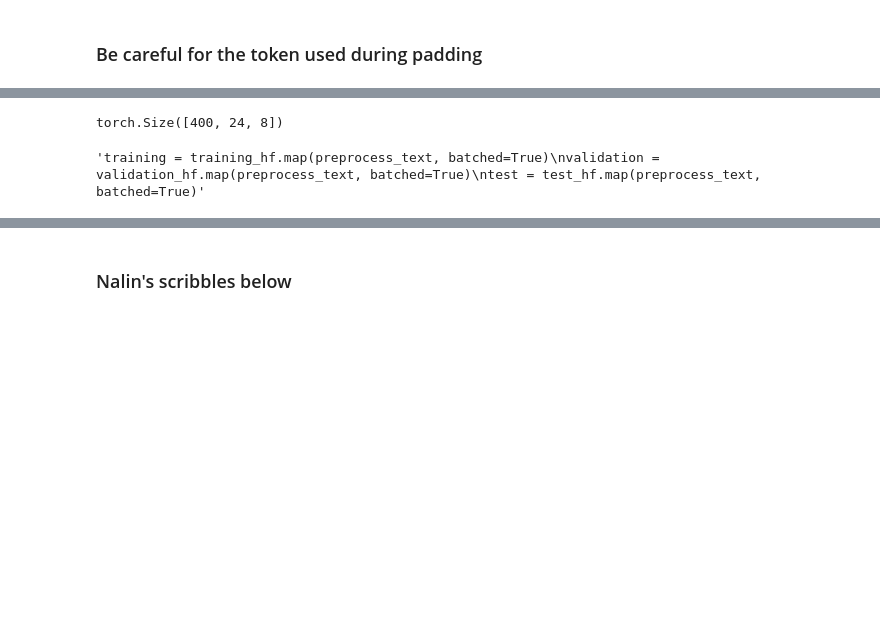
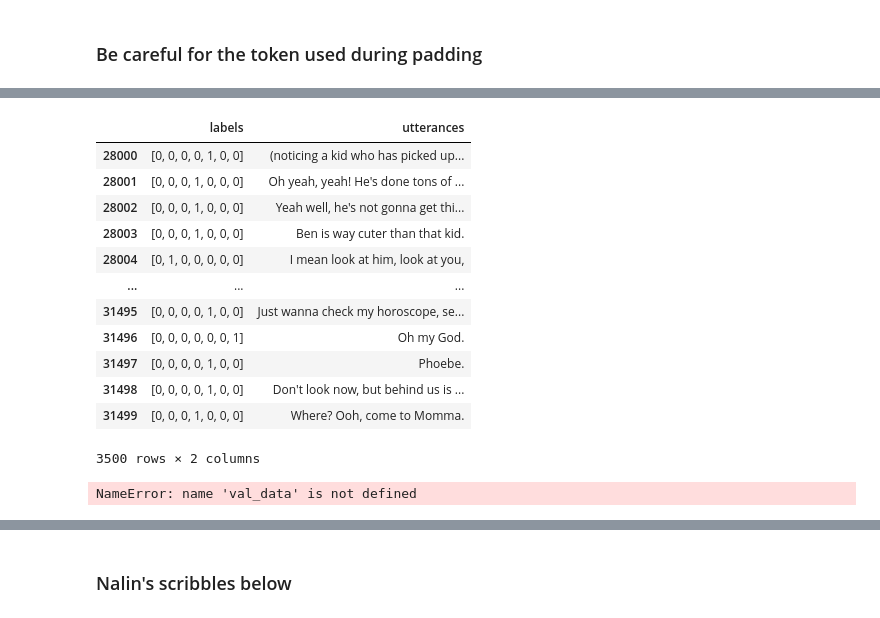
Before and after one commit to Fenriro37/ProjectNLP, a Jupyter notebook: Project.ipynb, the cells around one changed output, grey strips where cells are left out. Drawn from its saved outputs; the diff is of its cells as text; code cells hidden in the pictures; blank space fills up the shorter version.

```diff
--- a/Project.ipynb
+++ b/Project.ipynb
@@ -204,0 +254,16 @@ print(type(labels_np))
+# %%
+test_emotions = df['emotions']
+test_utterances = df['utterances']
+flattened_list_emotion = [[item] for sublist in test_emotions for item in sublist]
+flattened_list_utterances = [item for sublist in test_utterances for item in sublist]
+# %%
+from sklearn.preprocessing import LabelBinarizer
+sorted_emotions = sorted(emotions)  #sort the array because Binarizer will automatically do that for one hot encoding
+label_binarizer = LabelBinarizer()
+label_binarizer.fit(sorted_emotions)
+#emotion_numerical_format_test = [emotion_to_id[emotion] for emotion in flattened_list_emotion]
+#Binarizer_test = [label_binarizer.transform(emotion) for emotion in flattened_list_emotion]
+binarizer_test = []
+for emotion in flattened_list_emotion:
+    binarized_emotion = label_binarizer.transform(emotion)
+    binarizer_test.extend(binarized_emotion.tolist())
@@ -204,0 +288,25 @@ print(type(labels_np))
+# %%
+from sklearn.model_selection import train_test_split
+data_test = {
+    'labels' : binarizer_test,#emotions_input_ids, #tokenized emotions
+    'utterances': flattened_list_utterances,
+}
+df_test = pd.DataFrame(data_test)
+train_data_test, temp_data_test = train_test_split(df_test, train_size=0.8, shuffle=False)
+val_data_test, test_data_test = train_test_split(temp_data_test, test_size=0.5, shuffle=False)
+# %%
+val_data_test
+# %% [output]
+|  | labels | utterances |
+| 28000 | [0, 0, 0, 0, 1, 0, 0] | (noticing a kid who has picked up... |
+| 28001 | [0, 0, 0, 1, 0, 0, 0] | Oh yeah, yeah! He's done tons of ... |
+| 28002 | [0, 0, 0, 1, 0, 0, 0] | Yeah well, he's not gonna get thi... |
+| 28003 | [0, 0, 0, 1, 0, 0, 0] | Ben is way cuter than that kid. |
+| 28004 | [0, 1, 0, 0, 0, 0, 0] | I mean look at him, look at you, |
+| ... | ... | ... |
+| 31495 | [0, 0, 0, 0, 1, 0, 0] | Just wanna check my horoscope, se... |
+| 31496 | [0, 0, 0, 0, 0, 0, 1] | Oh my God. |
+| 31497 | [0, 0, 0, 0, 1, 0, 0] | Phoebe. |
+| 31498 | [0, 0, 0, 0, 1, 0, 0] | Don't look now, but behind us is ... |
+| 31499 | [0, 0, 0, 1, 0, 0, 0] | Where? Ooh, come to Momma. |
+3500 rows × 2 columns
@@ -206,19 +336,39 @@ print(type(labels_np))
 import torch
 from datasets import Dataset
 def preprocess_text(texts):
-    tokenized_inputs = tokenizer([" ".join(utterance) for utterance in texts['utterances']],padding='max_length', truncation=True, max_length=max_len_sentence, return_tensors='pt')
+    tokenized_inputs = tokenizer([" ".join(utterance) for utterance in texts['utterances']],padding='max_length', truncation=True, max_length=max_len_dialogue, return_tensors='pt')
 
+    tokenized_input_ids = []
+    tokenized_attention_mask = []
+    tokenized_token_type_ids = []
+
+    for utterance_list in texts['utterances']:
+      utterance_input_ids = []
+      utterance_attention_mask = []
+      utterance_token_type_ids = []
+      for utterance in utterance_list:
+        tokenized_texts = tokenizer(utterance,padding=True,truncation=True,return_tensors='pt')# padding='max_length', max_length=max_len, )
+        utterance_input_ids.extend(tokenized_texts.input_ids)
+        utterance_attention_mask.extend(tokenized_texts.attention_mask)
+        utterance_token_type_ids.extend(tokenized_texts.token_type_ids)
+
+      tokenized_input_ids.append(utterance_input_ids)
+      tokenized_attention_mask.append(utterance_attention_mask)
+      tokenized_token_type_ids.append(utterance_token_type_ids)
     #labels_tensor = torch.tensor(labels_np[3200:3600,:], dtype=torch.float)
-    labels_tensor = torch.tensor(labels_np[3200:3600, :, :], dtype=torch.float)
+    labels_tensor = torch.tensor(labels_np[3200:3600, :], dtype=torch.float)
 
     print(labels_tensor.shape)
-    return tokenized_inputs['input_ids'],tokenized_inputs['attention_mask'],labels_tensor
+    print(torch.tensor(tokenized_inputs['input_ids'],dtype=torch.float).shape)
+    print(torch.tensor(tokenized_inputs['attention_mask'],dtype=torch.float).shape)
+    print(tokenized_inputs['input_ids'][0])
+    print(type(tokenized_inputs['input_ids']))
 
-"""    return Dataset.from_dict({
-        'input_ids': tokenized_inputs['input_ids'],
-        'attention_mask': tokenized_inputs['attention_mask'],
+    return Dataset.from_dict({
+        'input_ids': tokenized_input_ids,#tokenized_inputs['input_ids'],
+        'attention_mask': tokenized_attention_mask,#tokenized_inputs['attention_mask'],
         'labels': labels_tensor
-    })"""
+    })
 
 """def preprocess_data(data, tokenizer, mlb):
     # Tokenize the utterances
@@ -252,5 +402,4 @@ val_dataset = preprocess_text(val_data)
 validation = validation_hf.map(preprocess_text, batched=True)
 test = test_hf.map(preprocess_text, batched=True)"""
 # %% [output]
-torch.Size([400, 24, 8])
+NameError: name 'val_data' is not defined
-'training = training_hf.map(preprocess_text, batched=True)\nvalidation = validation_hf.map(preprocess_text, batched=True)\ntest = test_hf.map(preprocess_text, batched=True)'
```
Also changed, not shown: parts of 23 cells of this notebook.
